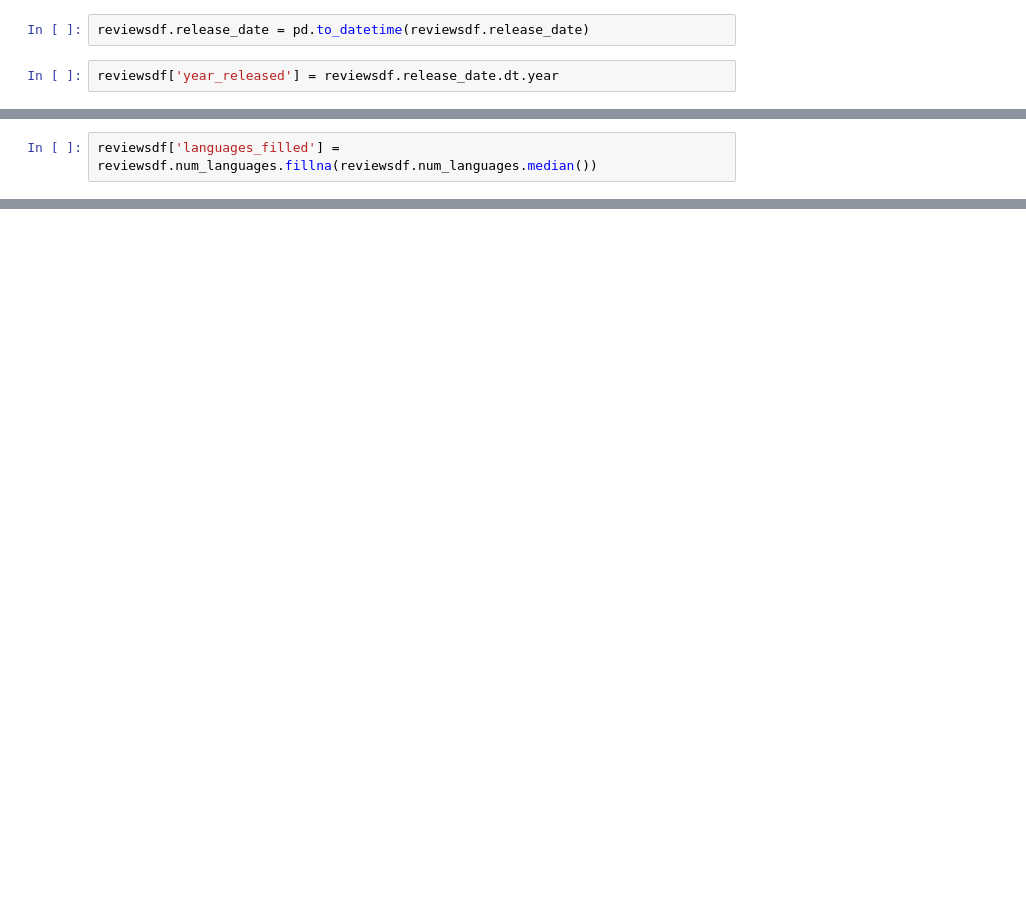
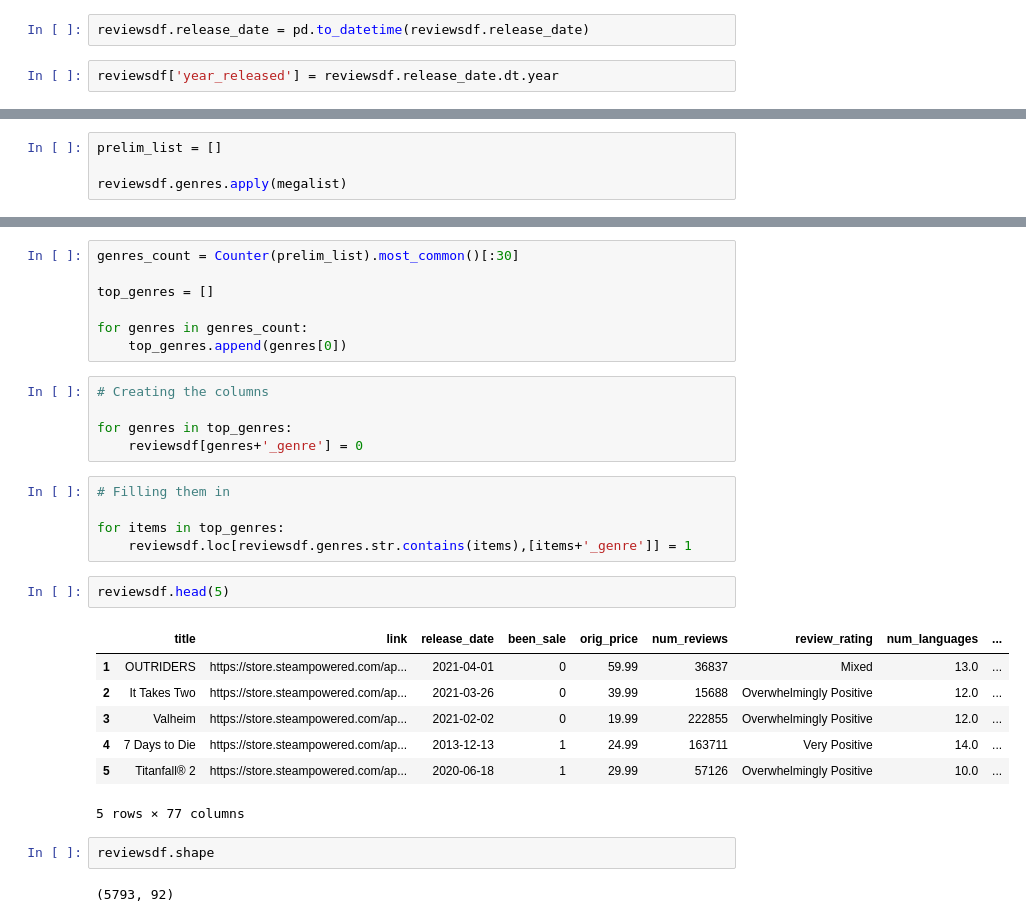
Before and after one commit to MichaelHarnett/Regression_Metis, a Jupyter notebook: final_df_editing.ipynb, the cells around one changed output, grey strips where cells are left out. Cells and saved outputs as stored; diff of their text form; blank space fills up the shorter version.

```diff
--- a/final_df_editing.ipynb
+++ b/final_df_editing.ipynb
@@ -73,2 +362,0 @@ filled with median
-# %%
-reviewsdf['languages_filled'] = reviewsdf.num_languages.fillna(reviewsdf.num_languages.median())
@@ -74,0 +367,4 @@ reviewsdf['languages_filled'] = reviewsdf.num_languages.fillna(reviewsdf.num_lan
+# %%
+prelim_list = []
+
+reviewsdf.genres.apply(megalist)
@@ -74,0 +404,31 @@ reviewsdf['languages_filled'] = reviewsdf.num_languages.fillna(reviewsdf.num_lan
+# %%
+genres_count = Counter(prelim_list).most_common()[:30]
+
+top_genres = []
+
+for genres in genres_count:
+    top_genres.append(genres[0])
+# %%
+# Creating the columns
+
+for genres in top_genres:
+    reviewsdf[genres+'_genre'] = 0
+# %%
+# Filling them in
+
+for items in top_genres:
+    reviewsdf.loc[reviewsdf.genres.str.contains(items),[items+'_genre']] = 1
+# %%
+reviewsdf.head(5)
+# %% [output]
+|  | title | link | release_date | been_sale | orig_price | num_reviews | review_rating | num_languages | ... |
+| 1 | OUTRIDERS | https://store.steampowered.com/ap... | 2021-04-01 | 0 | 59.99 | 36837 | Mixed | 13.0 | ... |
+| 2 | It Takes Two | https://store.steampowered.com/ap... | 2021-03-26 | 0 | 39.99 | 15688 | Overwhelmingly Positive | 12.0 | ... |
+| 3 | Valheim | https://store.steampowered.com/ap... | 2021-02-02 | 0 | 19.99 | 222855 | Overwhelmingly Positive | 12.0 | ... |
+| 4 | 7 Days to Die | https://store.steampowered.com/ap... | 2013-12-13 | 1 | 24.99 | 163711 | Very Positive | 14.0 | ... |
+| 5 | Titanfall® 2 | https://store.steampowered.com/ap... | 2020-06-18 | 1 | 29.99 | 57126 | Overwhelmingly Positive | 10.0 | ... |
+5 rows × 77 columns
+# %%
+reviewsdf.shape
+# %% [output]
+(5793, 92)
```
Also changed, not shown: parts of 102 cells of this notebook, 5 other files.
